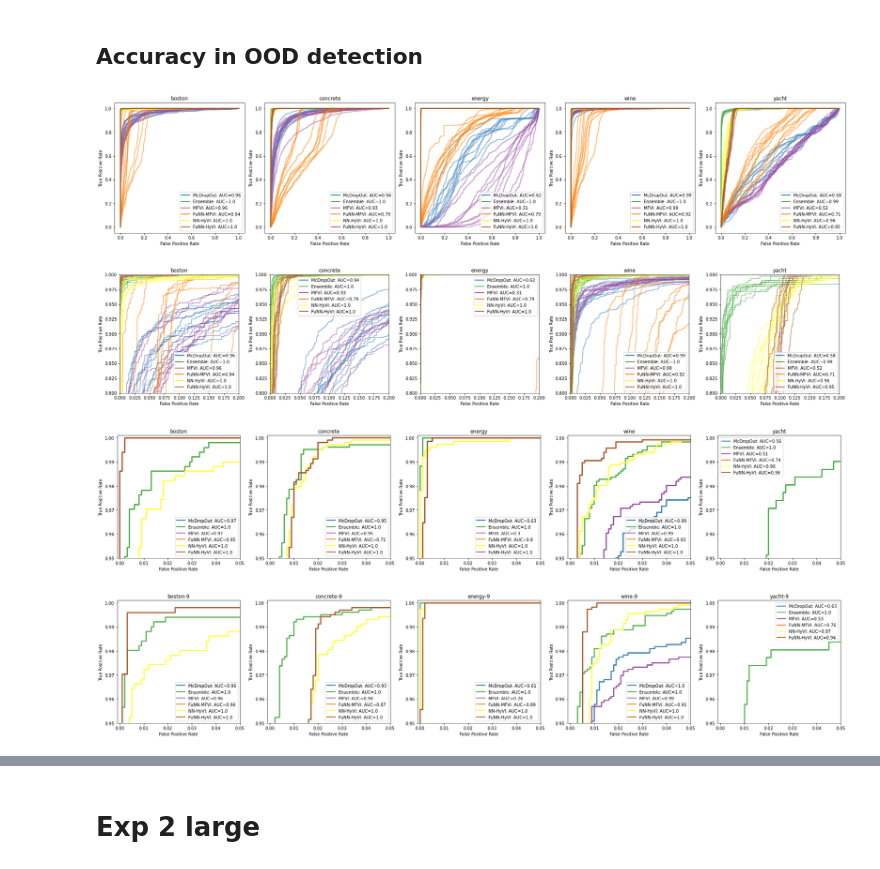
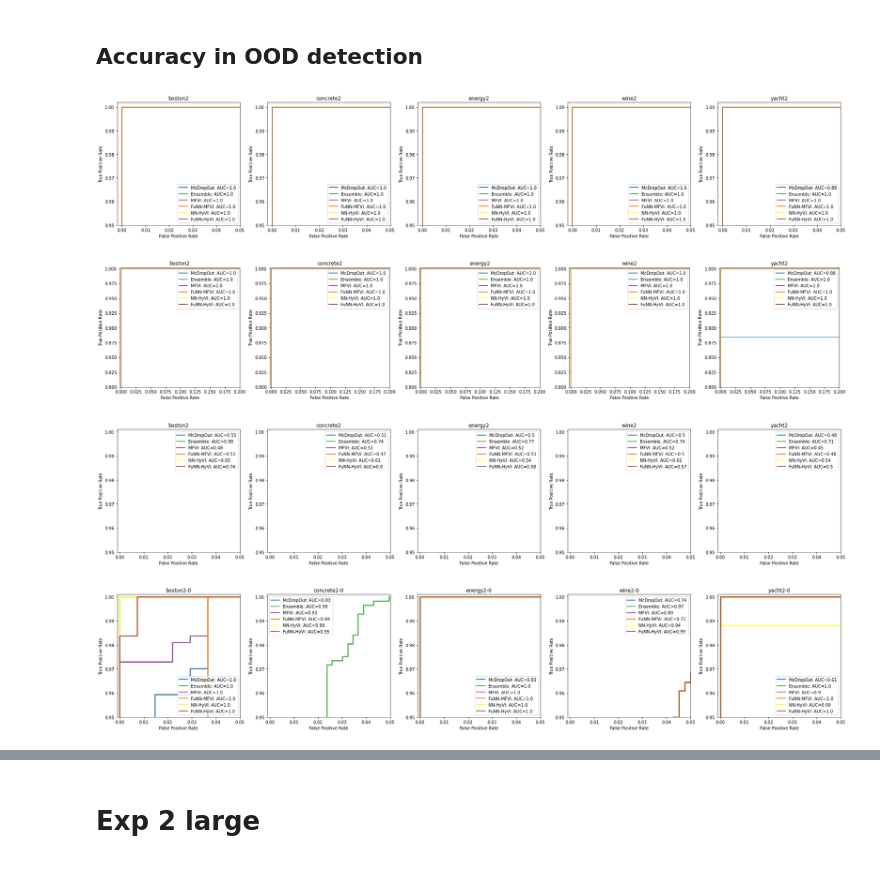
Before and after one commit to yannpequignot/IVISpaces, a Jupyter notebook: Notebooks/2mean_results.ipynb, the cells around one changed output, grey strips where cells are left out. Saved outputs shown, nothing was run; the diff lists cells and outputs as text; code cells hidden in the pictures.

Commit message:
update on 2mean experiment

```diff
--- a/Notebooks/2mean_results.ipynb
+++ b/Notebooks/2mean_results.ipynb
@@ -89,10 +191,12 @@ yacht2    &   0.0±0.0 &  0.0±0.0 &  0.0±0.0 &   0.0±0.0 &  0.0±0.0 &   0.0
 # %% [markdown]
 ## Predictive Epistemic Entropy #
 # %%
-Entropy=torch.load(path+'2mean_smallUCI_Exp2_2020-11-11-10:42_entropy.pt')
+Entropy=torch.load(path+'2mean_smallUCI_Exp2_2020-11-19-15:56_entropy.pt')
 # %%
 methods=['McDropOut','Ensemble','MFVI','FuNN-MFVI','NN-HyVI','FuNN-HyVI']
-datasets=['boston2']#, 'concrete2', 'energy2','wine2', 'yacht2']
+#methods=['Ensemble','FuNN-HyVI']
+
+datasets=['boston2', 'concrete2', 'energy2','wine2', 'yacht2']
 #metrics=['RMSE','LPP']
 index=pd.MultiIndex.from_product([methods,datasets])
 
@@ -128,14 +232,14 @@ fig,ax=plt.subplots(n_methods,n_datasets,figsize=(10,10),squeeze=False)
 method_names=['MC dropout','Ensemble','MFVI','FuNN-MFVI','NN-HyVI','FuNN-HyVI']
 
 label=['train', 'test', 'OOD']
-split=5
+split=0
 
 d=0
 for dataset, dic in Entropy.items():
     m=0
     ax[m,d].set_title(dataset)
     for method, Hs in dic.items():
-        H=Hs[split]
+        H=Hs[split][0]
         for i in range(len(H)):
             sns.distplot(H[i].cpu(), label=label[i], ax=ax[m,d], kde=True)#, color=colors[i])#, hist=False, norm_hist=True)#color=colors[i],
             if d ==0:
@@ -158,12 +587,12 @@ plt.show()
 # %% [markdown]
 ## Accuracy in OOD detection
 # %%
-Entropy=torch.load(path+'/UCI_small_Exp2_2020-11-06-14:48_entropy.pt')
+#Entropy=torch.load(path+'/UCI_small_Exp2_2020-11-06-14:48_entropy.pt')
 methods=['McDropOut','Ensemble','MFVI','FuNN-MFVI','NN-HyVI','FuNN-HyVI']
 #methods=['Ensemble','NN-HyVI','FuNN-HyVI']
 device =torch.device('cuda:0' if torch.cuda.is_available() else 'cpu')
 
-datasets=['boston', 'concrete', 'energy','wine', 'yacht']
+#datasets=['boston', 'concrete', 'energy','wine', 'yacht']
 #metrics=['RMSE','LPP']
 index=pd.MultiIndex.from_product([methods,datasets])
 
@@ -186,43 +615,44 @@ plt.rcParams.update(parameters)
 
 n_datasets=5
 n_methods=6
-fig,ax=plt.subplots(1,n_datasets,figsize=(25,5))
+fig,ax=plt.subplots(1,len(datasets),figsize=(5*(len(datasets)),5))
 
 custom_lines = [Line2D([0], [0], color=cmap(m+1), lw=2) for m in range(n_methods)]
 nb_split=0
 d=0
 for dataset, dic in Entropy.items():
     m=0
     custom_text=[]
     for method, Hs in dic.items():
         AUCs=[]
-        for nb_split in range(10):
-            H=Hs[nb_split]
-            y_true=torch.cat([torch.ones_like(torch.cat([H[0],H[1]])),torch.zeros_like(H[2])])
-            y_score=-torch.cat([H[0],H[1],H[2]])
+        for nb_split in range(3):
+            H=Hs[nb_split][0]
+            y_true=torch.cat([torch.ones_like(torch.cat([H[1]])),torch.zeros_like(H[2])])
+            y_score=-torch.cat([H[1],H[2]])
             fpr, tpr, thresholds = roc_curve(y_true.cpu(), y_score.cpu(),drop_intermediate=False)
             ax[d].plot(fpr,tpr, lw=2,color=cmap(m+1), alpha=0.5)#ROC
             ax[d].set_aspect('equal', adjustable='box')
+            ax[d].set_xlim(-0.002,0.05)
+            ax[d].set_ylim(0.95,1.002)
             AUCs.append(roc_auc_score(y_true.cpu(), y_score.cpu()))
         #    ax[d].plot(thresh.cpu(),TPR.cpu(), label=method, color=cmap(m))
        #     ax[d].plot(thresh.cpu(),1-FNR.cpu(), label=method, color=cmap(m))
         m+=1
         custom_text.append(method+': AUC={}'.format(np.mean(AUCs).round(2)))
     lgd = ax[d].legend(custom_lines, custom_text, loc='best')
     ax[d].set_title(dataset)
     ax[d].set_xlabel('False Positive Rate')
     ax[d].set_ylabel('True Positive Rate')
     d+=1
 #, bbox_to_anchor=(2.3,0.5))
 #fig.legend(loc='upper right', prop={'size': 8})
 fig.tight_layout()
 #fig.align_ylabels(ax[:, 0])
-plt.savefig('test.png')#, bbox_inches='tight')
 fig.savefig(path+"ROC.pdf", bbox_inches='tight', dpi=600)
 
 plt.show()
 # %% [output]
-[figure, old version]
+[figure, new version]
 # %%
 import seaborn as sns
 from pylab import *
@@ -240,7 +670,7 @@ plt.rcParams.update(parameters)
 
 n_datasets=5
 n_methods=6
-fig,ax=plt.subplots(1,n_datasets,figsize=(25,5))
+fig,ax=plt.subplots(1,len(datasets),figsize=(5*len(datasets),5))
 
 custom_lines = [Line2D([0], [0], color=cmap(m+1), lw=2) for m in range(n_methods)]
 nb_split=0
@@ -250,14 +680,14 @@ for dataset, dic in Entropy.items():
     custom_text=[]
     for method, Hs in dic.items():
         AUCs=[]
-        for nb_split in range(10):
-            H=Hs[nb_split]
-            y_true=torch.cat([torch.ones_like(torch.cat([H[0],H[1]])),torch.zeros_like(H[2])])
-            y_score=-torch.cat([H[0],H[1],H[2]])
+        for nb_split in range(1):
+            H=Hs[nb_split][0]
+            y_true=torch.cat([torch.ones_like(torch.cat([H[1]])),torch.zeros_like(H[2])])
+            y_score=-torch.cat([H[1],H[2]])
             fpr, tpr, thresholds = roc_curve(y_true.cpu(), y_score.cpu(),drop_intermediate=False)
             ax[d].plot(fpr,tpr, lw=2,color=cmap(m+1), alpha=0.5)#ROC
-            ax[d].set_xlim(0.,0.2)
-            ax[d].set_ylim(0.8,1.0)
+            ax[d].set_xlim(-0.002,0.2)
+            ax[d].set_ylim(0.8,1.002)
             ax[d].set_aspect('equal', adjustable='box')
             AUCs.append(roc_auc_score(y_true.cpu(), y_score.cpu()))
         #    ax[d].plot(thresh.cpu(),TPR.cpu(), label=method, color=cmap(m))
@@ -273,12 +703,11 @@ for dataset, dic in Entropy.items():
 #fig.legend(loc='upper right', prop={'size': 8})
 fig.tight_layout()
 #fig.align_ylabels(ax[:, 0])
-plt.savefig('test.png')#, bbox_inches='tight')
 fig.savefig(path+"ROC_zoom.pdf", bbox_inches='tight', dpi=600)
 
 plt.show()
 # %% [output]
-[figure, old version]
+[figure, new version]
 # %%
 import seaborn as sns
 from pylab import *
@@ -296,7 +725,7 @@ plt.rcParams.update(parameters)
 
 n_datasets=5
 n_methods=6
-fig,ax=plt.subplots(1,n_datasets,figsize=(25,5))
+fig,ax=plt.subplots(1,len(datasets),figsize=(5*len(datasets),5))
 
 custom_lines = [Line2D([0], [0], color=cmap(m+1), lw=2) for m in range(n_methods)]
 nb_split=0
@@ -306,12 +735,12 @@ for dataset, dic in Entropy.items():
     custom_text=[]
     for method, Hs in dic.items():
         AUCs=[]
-        for nb_split in [4]:#range(1):
-            H=Hs[nb_split]
-            y_true=torch.cat([torch.ones_like(torch.cat([H[0],H[1]])),torch.zeros_like(H[2])])
-            y_score=-torch.cat([H[0],H[1],H[2]])
+        for nb_split in [nb_split]:#range(1):
+            H=Hs[nb_split][0]
+            y_true=torch.cat([torch.ones_like(torch.cat([H[1]])),torch.zeros_like(H[2])])
+            y_score=-torch.cat([H[1],H[2]])
             fpr, tpr, thresholds = roc_curve(y_true.cpu(), y_score.cpu(),drop_intermediate=False)
-            ax[d].plot(fpr,tpr, lw=3,color=cmap(m+1), alpha=1.)#ROC
+            ax[d].plot(fpr,tpr, lw=3,color=cmap(m+1), alpha=.5)#ROC
             ax[d].set_xlim(-0.001,0.05)
             ax[d].set_ylim(0.95,1.001)
             ax[d].set_aspect('equal', adjustable='box')
@@ -334,7 +763,7 @@ fig.savefig(path+"ROC_zoom2.pdf", bbox_inches='tight', dpi=600)
 
 plt.show()
 # %% [output]
-[figure, old version]
+[figure, new version]
 # %%
 import seaborn as sns
 from pylab import *
@@ -352,10 +781,10 @@ plt.rcParams.update(parameters)
 
 n_datasets=5
 n_methods=6
-fig,ax=plt.subplots(1,n_datasets,figsize=(25,5))
+fig,ax=plt.subplots(1,len(datasets),figsize=(5*len(datasets),5))
 
 custom_lines = [Line2D([0], [0], color=cmap(m+1), lw=2) for m in range(n_methods)]
-nb_split=9
+nb_split=0
 d=0
 for dataset, dic in Entropy.items():
     m=0
@@ -364,9 +793,9 @@ for dataset, dic in Entropy.items():
         AUCs=[]
         data=[]
         for nb_split in [nb_split]:#range(1):
-            H=Hs[nb_split]
-            y_true=torch.cat([torch.ones_like(torch.cat([H[0],H[1]])),torch.zeros_like(H[2])])
-            y_score=-torch.cat([H[0],H[1],H[2]])
+            H=Hs[nb_split][0]
+            y_true=torch.cat([torch.ones_like(torch.cat([H[0]])),torch.zeros_like(H[1])])
+            y_score=-torch.cat([H[0],H[1]])
             fpr, tpr, thresholds = roc_curve(y_true.cpu(), y_score.cpu(),drop_intermediate=True)
             ax[d].plot(fpr,tpr, lw=3,color=cmap(m+1), alpha=.9)#ROC
             ax[d].set_xlim(-0.001,0.05)
@@ -389,6 +818,6 @@ fig.tight_layout()
 fig.savefig(path+"ROC_zoom2.pdf", bbox_inches='tight', dpi=600)
 plt.show()
 # %% [output]
-[figure, old version]
+[figure, new version]
 # %%
 import copy
```
Also changed, not shown: parts of 40 cells of this notebook, 22 other files.
